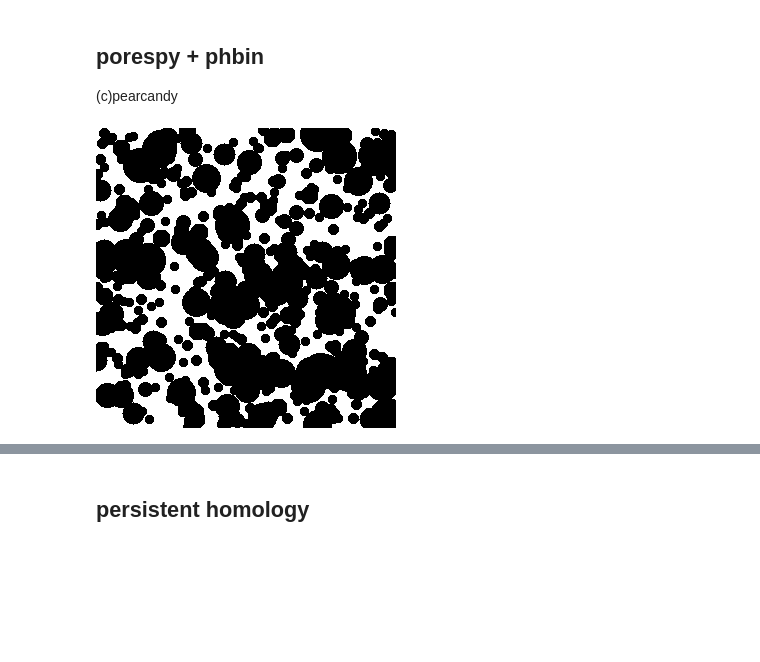
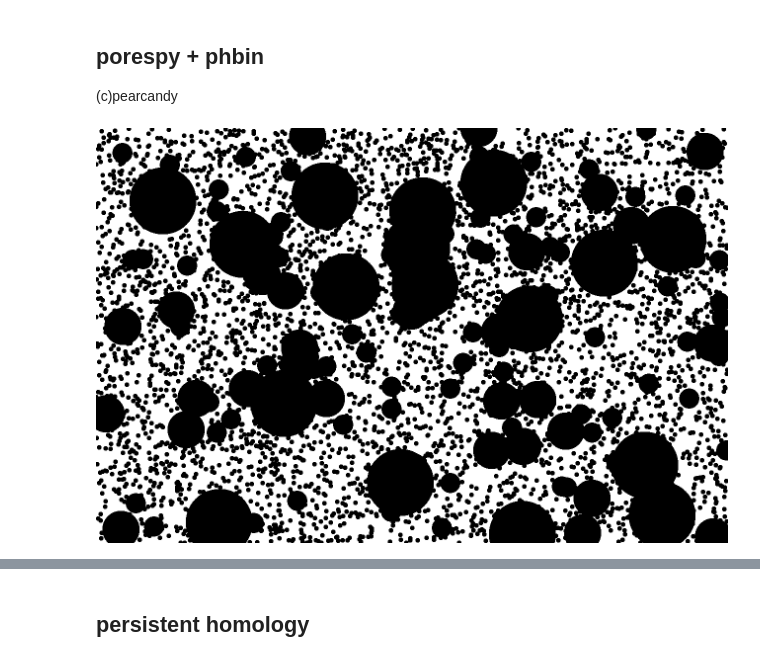
Before and after one commit to pearcandy/phbin, a Jupyter notebook: samples/tutorial_sem0.ipynb, the cells around one changed output, grey strips where cells are left out. Drawn from its saved outputs; the diff is of its cells as text; code cells hidden in the pictures; blank space fills up the shorter version.

```diff
--- a/samples/tutorial_sem0.ipynb
+++ b/samples/tutorial_sem0.ipynb
@@ -12,7 +14,20 @@ from IPython.display import display, Image
 %matplotlib notebook
-# %%
-sem0 = ps.generators.polydisperse_spheres([300,300],0.4,scipy.stats.norm(loc=10,scale=5))
-plt.imsave('./sem0.png',sem0,cmap='gray')
-display(Image('./sem0.png'))
-# %% [output]
-[figure, removed]
+# %%
+shape=[840,1280]
+porosity = 0.5
+#dist = spst.norm(loc=10, scale=5)
+dist = spst.norm(loc=10,scale=40)
+#im = ps.generators.polydisperse_spheres(shape=shape, porosity=porosity, dist=dist)
+
+
+sem0 = ps.generators.polydisperse_spheres(shape,porosity,dist,nbins=4)
+
+#noise_level=2.0
+#noise=np.random.randint(0,noise_level,(840,1280))
+
+sem0 = sem0 #+ noise
+
+plt.imsave('./sem0.png',sem0,cmap='gray')
+display(Image('./sem0.png'))
+# %% [output]
+[figure, added]
```
Also changed, not shown: parts of 9 cells of this notebook, 3 other files.
